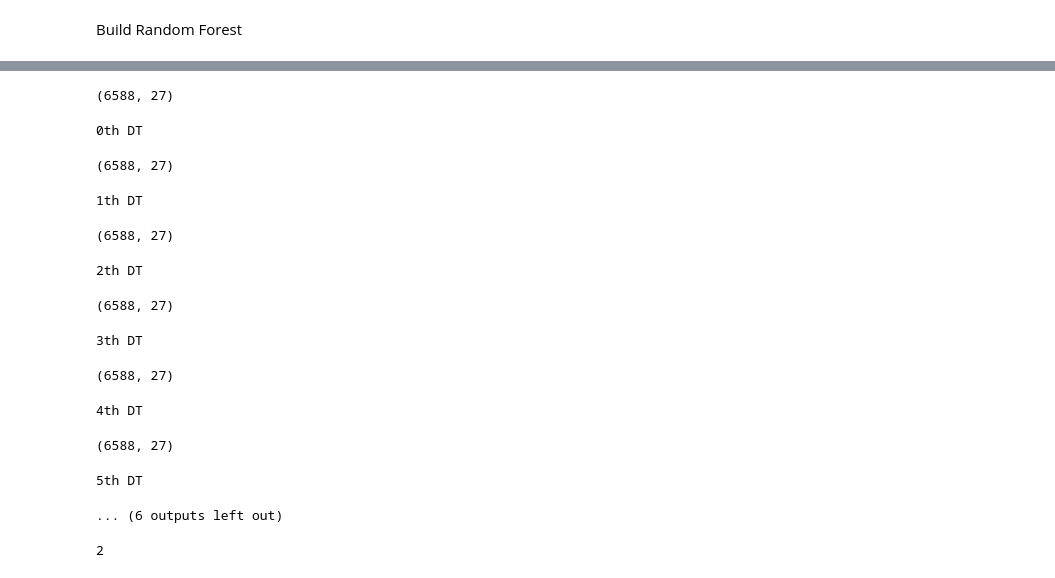
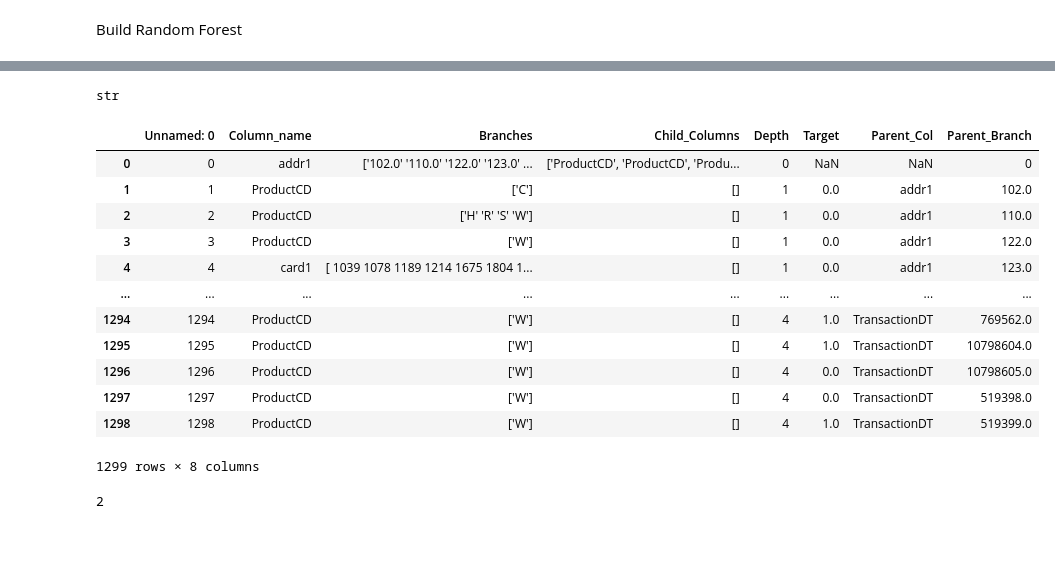
Before and after one commit to YinQingYuanQue/HM1_DT_CS529, a Jupyter notebook: HM1.ipynb, the cells around one changed output, grey strips where cells are left out. Saved outputs shown, nothing was run; the diff lists cells and outputs as text; code cells hidden in the pictures; blank space fills up the shorter version.

Commit message:
Random Forest done

```diff
--- a/HM1.ipynb
+++ b/HM1.ipynb
@@ -612,0 +634,20 @@ Build Random Forest
+# %%
+predict = []
+for i in tqdm(range(len(exp_test))):
+    predict.append(mode([row[i] for row in All_predict])[0][0])
+
+Confuse_Matrix = pd.DataFrame(0,columns = ['Predict_T','Predict_F'],index= ['Observe_T','Observe_F'])
+for i in tqdm(range(len(predict))):
+    if predict[i] == 1 and observe.iloc[i] == 1:
+        Confuse_Matrix.loc['Observe_T','Predict_T'] = Confuse_Matrix.loc['Observe_T','Predict_T'] + 1
+    elif predict[i] == 1 and observe.iloc[i] == 0:
+        Confuse_Matrix.loc['Observe_F','Predict_T'] = Confuse_Matrix.loc['Observe_F','Predict_T'] + 1
+    elif predict[i] == 0 and observe.iloc[i] == 1:
+        Confuse_Matrix.loc['Observe_T','Predict_F'] = Confuse_Matrix.loc['Observe_T','Predict_F'] + 1
+    elif predict[i] == 0 and observe.iloc[i] == 0:
+        Confuse_Matrix.loc['Observe_F','Predict_F'] = Confuse_Matrix.loc['Observe_F','Predict_F'] + 1
+Recall_P = Confuse_Matrix.loc['Observe_T','Predict_T'] / sum(Confuse_Matrix.loc['Observe_T'])
+Recall_F = Confuse_Matrix.loc['Observe_F','Predict_F'] / sum(Confuse_Matrix.loc['Observe_F'])
+Balanced_Acc = (Recall_P + Recall_F)/2
+print(Balanced_Acc)
+Confuse_Matrix
@@ -613,5 +659,5 @@ Build Random Forest
 # %%
-Tree_no = 10
+Tree_no = 5
 #test_test = train_filter.sample(frac = 1)[0:4]
 All_predict = []
 All_observe = []
@@ -630,29 +676,30 @@ train_negative = negative[int(neg_size[0]*0.2):int(neg_size[0])]
 
 pool_train = pd.concat([train_positive, train_negative])
 pool_test = pd.concat([test_positive, test_negative])
+pool_test = pool_test.sample(frac = 1)
 exp_test = pool_test[0:int(len(pool_test)*0.02)]
 observe = []
 
 for i in range(Tree_no):
     predict = []
-    np.random.shuffle(Columns)
-    tmp_total_Col = Columns[0:20]
+    # np.random.shuffle(Columns)
+    # tmp_total_Col = Columns[0:20]
 
-    pool_train = pool_train.sample(frac = 1)
-    exp_train = pool_train[0:int(len(pool_train)*0.02)]
+    # pool_train = pool_train.sample(frac = 1)
+    # exp_train = pool_train[0:int(len(pool_train)*0.02)]
 
-    print (tmp_total_Col)
+    # print (tmp_total_Col)
 
-    #IG_methods = 'Gini'/ 'Entropy' / 'MisEr'
-    tree_node = build_DT(exp_train, total_Col= tmp_total_Col, IG_methods = 'Gini')
-    T_Df = tree_df(tree_node)
-    T_Df.to_csv('Tree_' + str(i) + '.csv')
+    # #IG_methods = 'Gini'/ 'Entropy' / 'MisEr'
+    # tree_node = build_DT(exp_train, total_Col= tmp_total_Col, IG_methods = 'Gini')
+    # T_Df = tree_df(tree_node)
+    T_Df = pd.read_pickle('Tree_' + str(i) + '.pkl')
     print (str(i) + 'th DT')
     for i in tqdm(range(exp_test.shape[0])):
         tmp_dataframe = pd.DataFrame(exp_test.iloc[i]).T
         #(type(tmp_dataframe))
         #print (tmp_dataframe)
-        target_predict = DT_Predict(tmp_dataframe,tree_node)
+        target_predict = Predict_df(tmp_dataframe,T_Df)
         if not isinstance(target_predict, np.ndarray):
             predict.append(target_predict)
         else:
@@ -680,17 +727,3 @@ Recall_F = Confuse_Matrix.loc['Observe_F','Predict_F'] / sum(Confuse_Matrix.loc[
 Balanced_Acc = (Recall_P + Recall_F)/2
 print(Balanced_Acc)
 Confuse_Matrix
-# %% [output]
-(6588, 27)
-0th DT
-(6588, 27)
-1th DT
-(6588, 27)
-2th DT
-(6588, 27)
-3th DT
-(6588, 27)
-4th DT
-(6588, 27)
-5th DT
-... (6 outputs left out)
@@ -712,3 +730,23 @@ observe = exp_test[Target]
+# %%
+type(T_Df.loc[0,'Child_Columns'])
+# %% [output]
+str
+# %%
+T_Df
+# %% [output]
+|  | Unnamed: 0 | Column_name | Branches | Child_Columns | Depth | Target | Parent_Col | Parent_Branch |
+| 0 | 0 | addr1 | ['102.0' '110.0' '122.0' '123.0' ... | ['ProductCD', 'ProductCD', 'Produ... | 0 | NaN | NaN | 0 |
+| 1 | 1 | ProductCD | ['C'] | [] | 1 | 0.0 | addr1 | 102.0 |
+| 2 | 2 | ProductCD | ['H' 'R' 'S' 'W'] | [] | 1 | 0.0 | addr1 | 110.0 |
+| 3 | 3 | ProductCD | ['W'] | [] | 1 | 0.0 | addr1 | 122.0 |
+| 4 | 4 | card1 | [ 1039 1078 1189 1214 1675 1804 1... | [] | 1 | 0.0 | addr1 | 123.0 |
+| ... | ... | ... | ... | ... | ... | ... | ... | ... |
+| 1294 | 1294 | ProductCD | ['W'] | [] | 4 | 1.0 | TransactionDT | 769562.0 |
+| 1295 | 1295 | ProductCD | ['W'] | [] | 4 | 1.0 | TransactionDT | 10798604.0 |
+| 1296 | 1296 | ProductCD | ['W'] | [] | 4 | 0.0 | TransactionDT | 10798605.0 |
+| 1297 | 1297 | ProductCD | ['W'] | [] | 4 | 0.0 | TransactionDT | 519398.0 |
+| 1298 | 1298 | ProductCD | ['W'] | [] | 4 | 1.0 | TransactionDT | 519399.0 |
+1299 rows × 8 columns
 # %%
 T_Df = tree_df(tree_node)
 pd.isna(T_Df.loc[0,'Target'])
```
Also changed, not shown: parts of 24 cells of this notebook, 12 other files.
